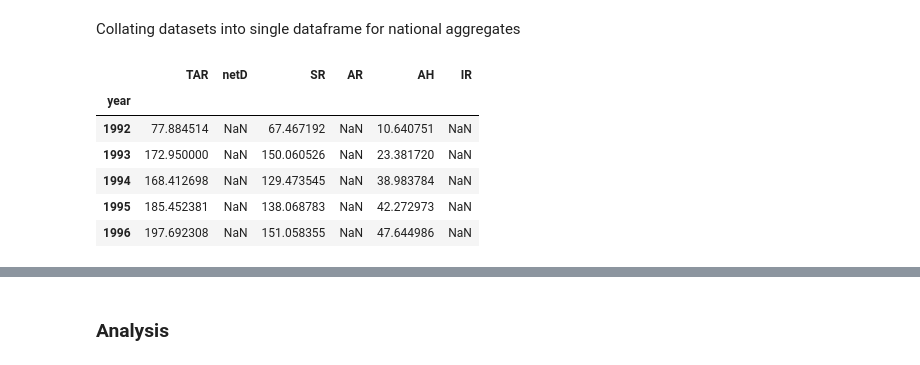
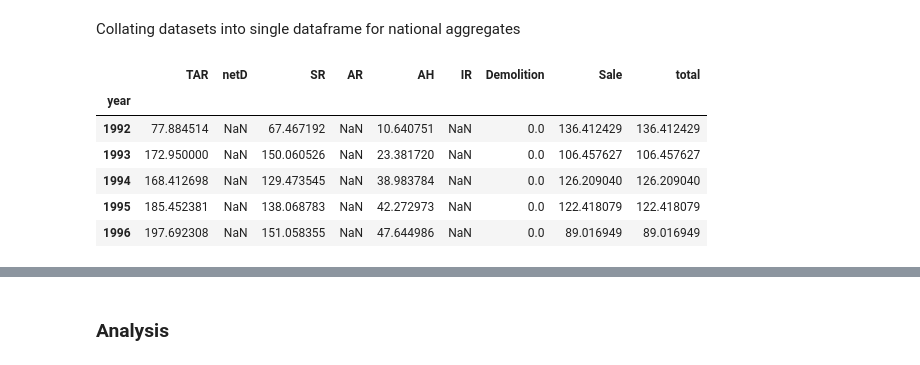
Before and after one commit to potato-bit/RA, a Jupyter notebook: cleaned datasets/analysis_h6.ipynb, the cells around one changed output, grey strips where cells are left out. Cells and saved outputs as stored; diff of their text form; code cells hidden in the pictures.

```diff
--- a/cleaned datasets/analysis_h6.ipynb
+++ b/cleaned datasets/analysis_h6.ipynb
@@ -91,4 +91,5 @@ df_TAR = pd.read_excel('Total Affordable Rent Dwellings by LA, 1992-2021.xlsx')
 df_hl = pd.read_excel('Homelessness 2004-2018 by LA.xlsx')                      # homelessness count
 df_TD = pd.read_excel('New Dwellings by LA 1980-2021.xlsx',na_values=['..'])    # total new dwellings
 df_NP = pd.read_excel('Number of Properties by Tax Band by LA, 1993-2021.xlsx') # number of properties by tax band
+df_SD = pd.read_excel('Social Housing Deductions.xlsx')
 # %%
@@ -157,17 +163,18 @@ Collating datasets into single dataframe for national aggregates
 # %%
 df = df_TAR.groupby('year').mean().rename(columns={'new_dwellings':'TAR'})
 df = pd.merge(df, df_netD.groupby('year').mean().rename(columns={'net dwellings':'netD'}),how='left',left_index=True,right_index=True)
 df = pd.merge(df, df_SR.groupby('year').mean().rename(columns={'new_dwellings':'SR'}),how='left',left_index=True,right_index=True)
 df = pd.merge(df, df_AR.groupby('year').mean().rename(columns={'DC':'AR'}),how='left',left_index=True,right_index=True)
 df = pd.merge(df, df_AH.groupby('year').mean().rename(columns={'DC':'AH'}),how='left',left_index=True,right_index=True)
 df = pd.merge(df, df_IR.groupby('year').mean().rename(columns={'DC':'IR'}),how='left',left_index=True,right_index=True)
 df = pd.merge(df, df_TD.groupby('year').mean().rename(columns={'DC_Total':'TD'}),how='left',left_index=True,right_index=True)
+df = pd.merge(df, df_SD.groupby('year').mean(),how='left',left_index=True,right_index=True)
 df.head()
 # %% [output]
-|  | TAR | netD | SR | AR | AH | IR |
-| year |  |  |  |  |  |  |
-| 1992 | 77.884514 | NaN | 67.467192 | NaN | 10.640751 | NaN |
-| 1993 | 172.950000 | NaN | 150.060526 | NaN | 23.381720 | NaN |
-| 1994 | 168.412698 | NaN | 129.473545 | NaN | 38.983784 | NaN |
-| 1995 | 185.452381 | NaN | 138.068783 | NaN | 42.272973 | NaN |
-| 1996 | 197.692308 | NaN | 151.058355 | NaN | 47.644986 | NaN |
+|  | TAR | netD | SR | AR | AH | IR | Demolition | Sale | total |
+| year |  |  |  |  |  |  |  |  |  |
+| 1992 | 77.884514 | NaN | 67.467192 | NaN | 10.640751 | NaN | 0.0 | 136.412429 | 136.412429 |
+| 1993 | 172.950000 | NaN | 150.060526 | NaN | 23.381720 | NaN | 0.0 | 106.457627 | 106.457627 |
+| 1994 | 168.412698 | NaN | 129.473545 | NaN | 38.983784 | NaN | 0.0 | 126.209040 | 126.209040 |
+| 1995 | 185.452381 | NaN | 138.068783 | NaN | 42.272973 | NaN | 0.0 | 122.418079 | 122.418079 |
+| 1996 | 197.692308 | NaN | 151.058355 | NaN | 47.644986 | NaN | 0.0 | 89.016949 | 89.016949 |
```
Also changed, not shown: parts of 15 cells of this notebook, 2 other files.
